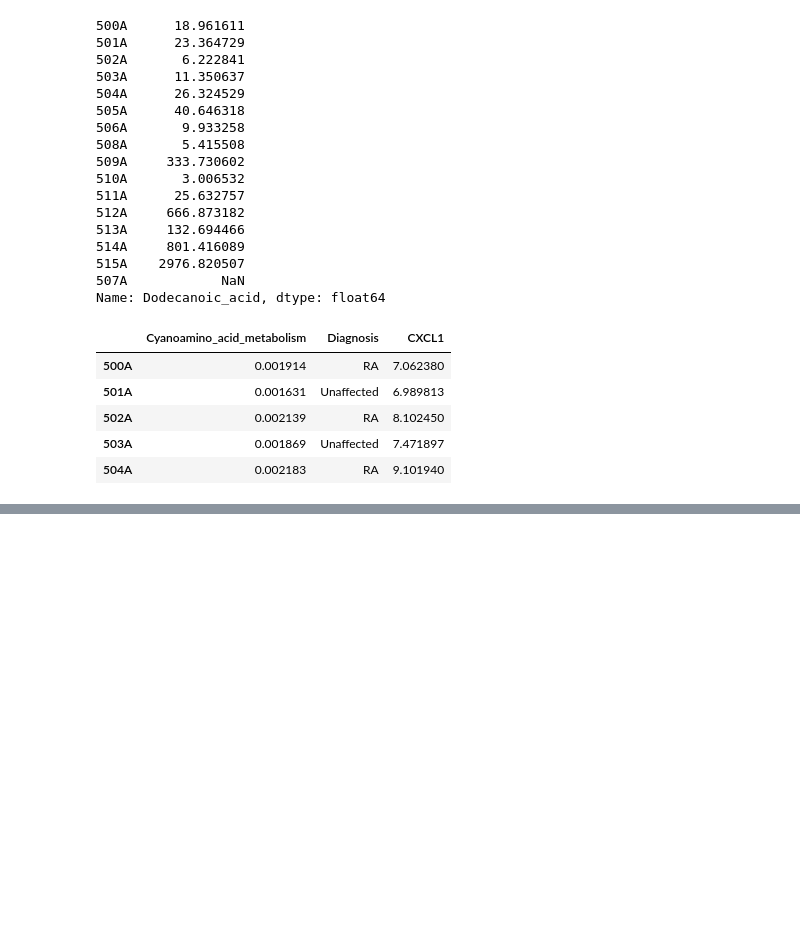
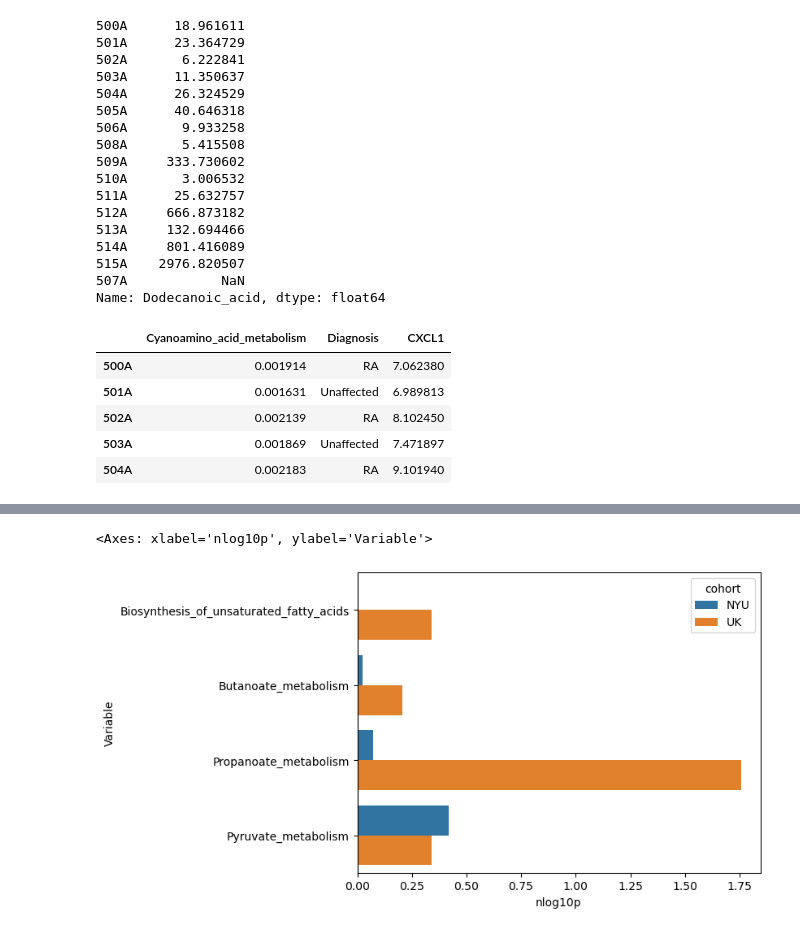
Before and after one commit to kbpi314/twinsra, a Jupyter notebook: code/twinsra_v5.ipynb, the cells around one changed output, grey strips where cells are left out. Drawn from its saved outputs; the diff is of its cells as text; code cells hidden in the pictures; blank space fills up the shorter version.

Commit message:
update with twinsuk plots

```diff
--- a/code/twinsra_v5.ipynb
+++ b/code/twinsra_v5.ipynb
@@ -3334,0 +3427,8 @@ df_sigNYU
+# %%
+# subset df_merge
+df_NYU = df_path_NYU.copy()
+df_NYU['Direction'] = df_NYU['ttest stat'].map(lambda x: 'RA' if x > 0 else 'Unaffected')
+df_NYU['cohort'] = 'NYU'
+df_NYU = df_NYU.loc[int_feats, ['wilcoxon','Direction','cohort']]
+df_NYU = df_NYU.rename(columns={'wilcoxon': 'Wilcox_p_value'})
+df_NYU
@@ -3334,0 +3442,7 @@ df_sigNYU
+# %%
+# subset df_merge
+df_UK = df_path_UK.copy()
+df_UK['Direction'] = df_UK['t_statistic.t'].map(lambda x: 'RA' if x > 0 else 'Unaffected')
+df_UK['cohort'] = 'UK'
+df_UK = df_UK.loc[int_feats, ['Wilcox_p_value','Direction','cohort']]
+df_UK
@@ -3334,0 +3526,8 @@ df_sigNYU
+# %%
+df = pd.concat([df_UK, df_NYU],axis=0).reset_index()
+df['nlog10p'] = -1 * np.log10(df['Wilcox_p_value'])
+df = df.sort_values(by=['nlog10p'])
+sns.barplot(y='Variable',x='nlog10p', hue='cohort',data=df,orient='h')
+# %% [output]
+<Axes: xlabel='nlog10p', ylabel='Variable'>
+[figure, added]
```
Also changed, not shown: parts of 29 cells of this notebook, 6 other files.
